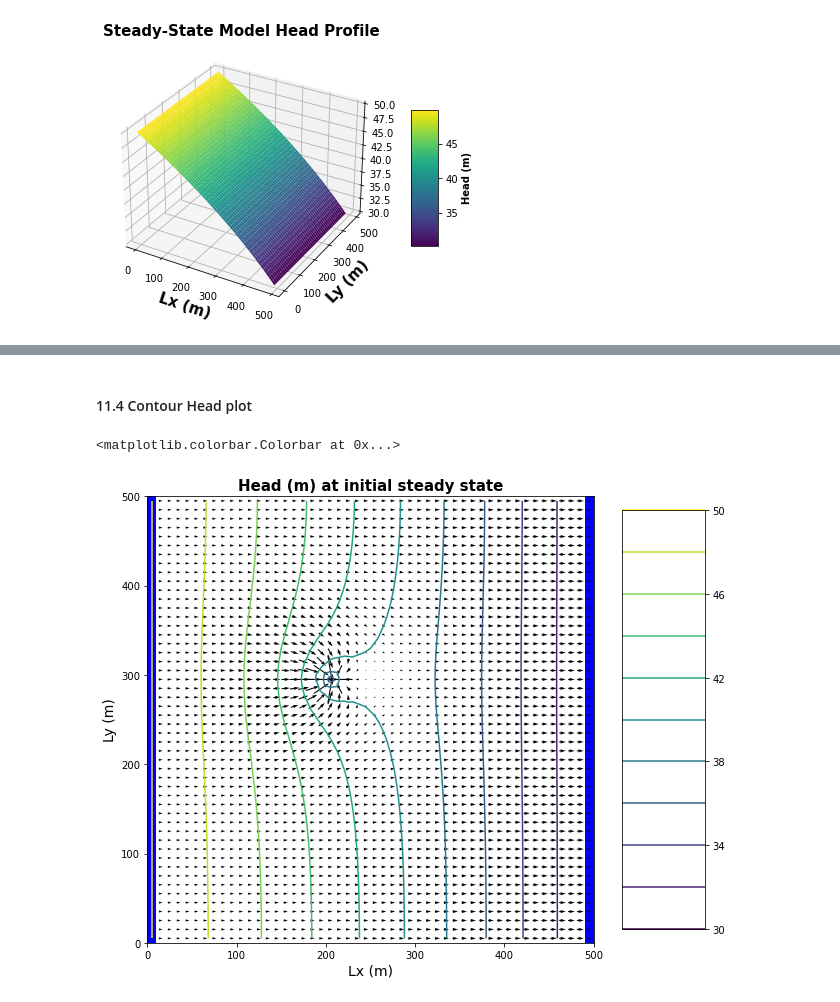
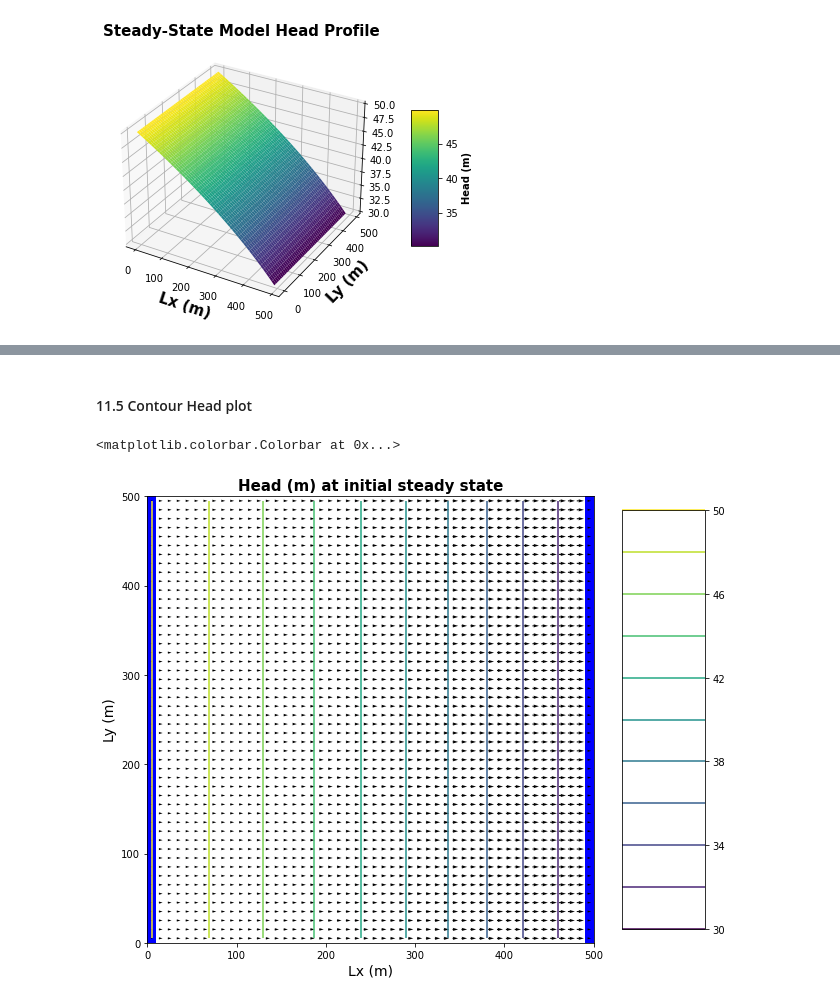
Before and after one commit to GW-modelling-Spring2022/homework-Whrligig, a Jupyter notebook: Working/HW8/starter code/HW8_model_Boyd.ipynb, the cells around one changed output, grey strips where cells are left out. Saved outputs shown, nothing was run; the diff lists cells and outputs as text; code cells hidden in the pictures.

```diff
--- a/Working/HW8/starter code/HW8_model_Boyd.ipynb
+++ b/Working/HW8/starter code/HW8_model_Boyd.ipynb
@@ -480,31 +499,31 @@ Text(0.5, 0.92, 'Steady-State Model Head Profile')
 # %% [markdown]
-####  11.4 Contour Head plot
+####  11.5 Contour Head plot
 # %%
 #plot first contour plot
-time_select = 2     #index of the time you would like to plot
+time_select = 0     #index of the time you would like to plot
 
 fig1 = plt.figure(figsize=(10, 10))  # create 10 x 10 figure
 # use modelmap to attach plot to model
 modelmap = flopy.plot.PlotMapView(model=m, layer=0)
 # grid = modelmap.plot_grid() #plot model grid
 qm = modelmap.plot_ibound()
 # set contour levels for contouring head
 contour_levels = np.linspace(head_array[0].min(), head_array[0].max(), 11)
 head_contours = modelmap.contour_array(
     head_array[time_select, :, :], levels=contour_levels)  # create head contours
 tempfrf3 = frf_array[time_select, :, :].reshape(1, ncol, nrow)
 tempfff3 = fff_array[time_select, :, :].reshape(1, ncol, nrow)
 temphead3 = head_array[time_select, :, :].reshape(1, ncol, nrow)
 flows = modelmap.plot_discharge(
     tempfrf3, tempfff3, head=temphead3)  # create discharge arrows
 plt.xlabel('Lx (m)', fontsize=14)
 plt.ylabel('Ly (m)', fontsize=14)
 plt.title('Head (m) at initial steady state', fontsize=15, fontweight='bold')
 plt.colorbar(head_contours, aspect=5)
 
 
 # 0    1    2    3    4     5     6     7     8       9      10
 #         -9   -8    -7    -6    -5    -4    -3      -2    -1
 # %% [output]
 <matplotlib.colorbar.Colorbar at 0x...>
-[figure, old version]
+[figure, new version]
```
Also changed, not shown: parts of 5 cells of this notebook, 10 other files.
